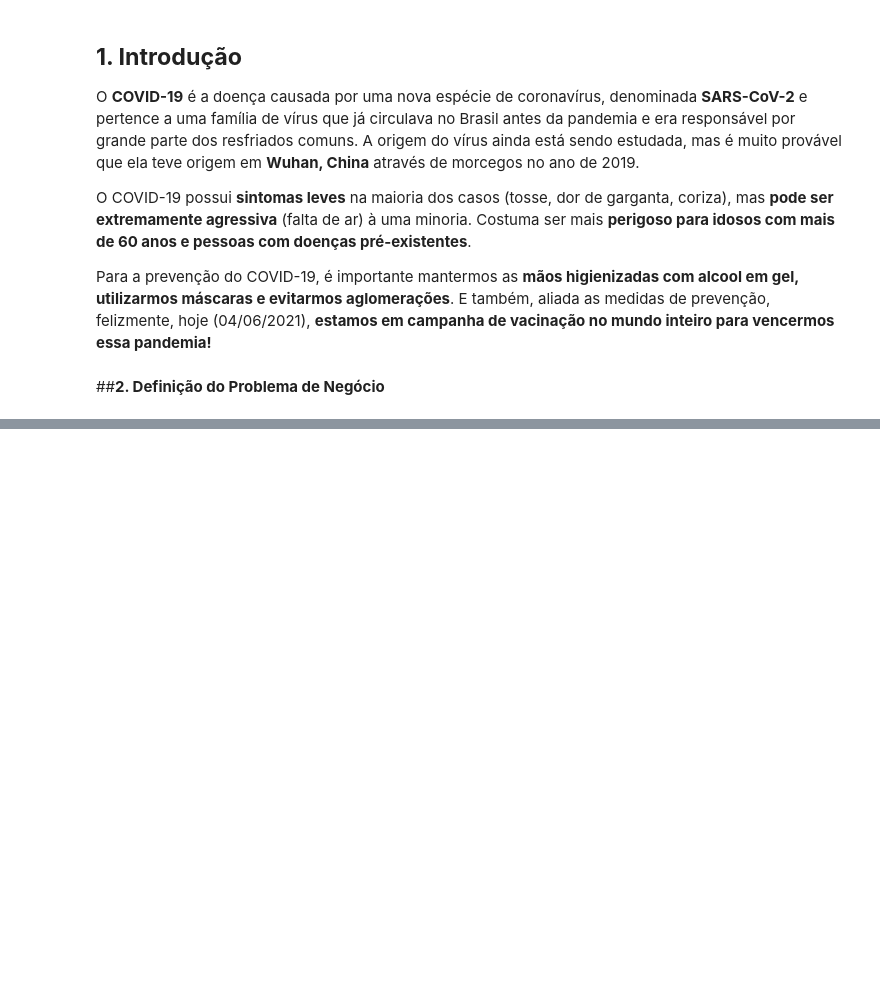
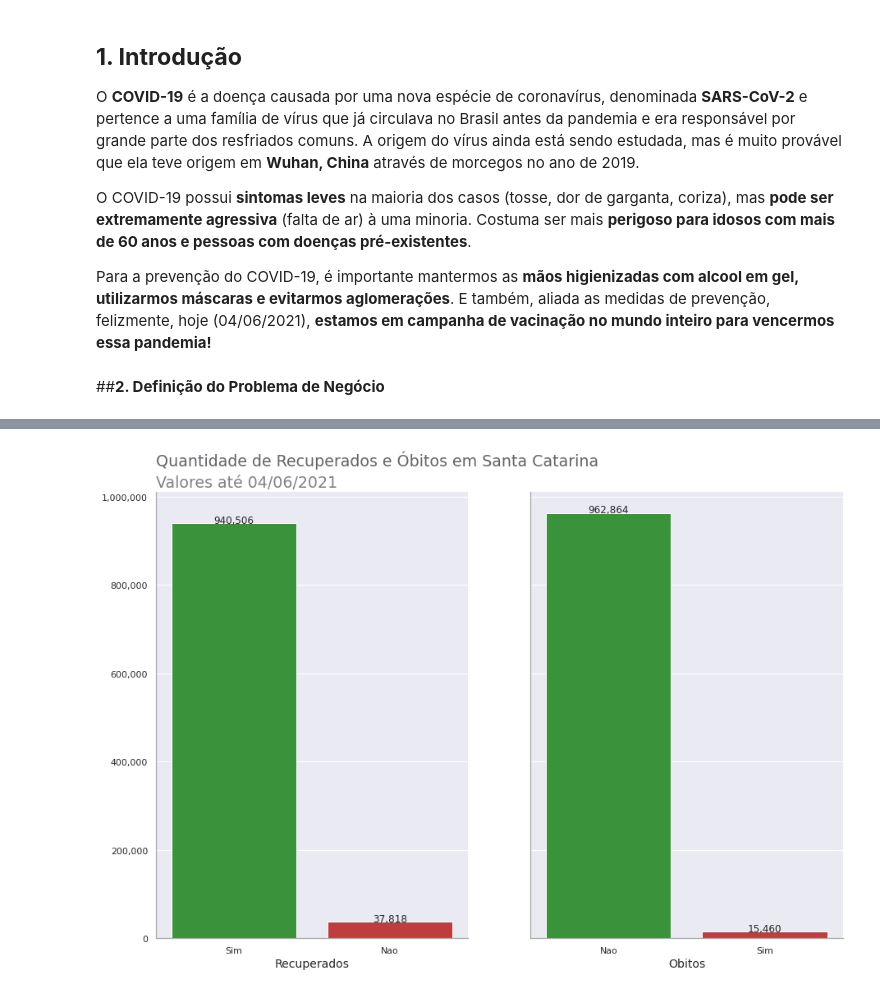
Before and after one commit to gustavolq/Bootcamp-DataScience-Alura, a Jupyter notebook: Modulo_02/Projeto/Analise_Covid_SC.ipynb, the cells around one changed output, grey strips where cells are left out. Cells and saved outputs as stored; diff of their text form; code cells hidden in the pictures; blank space fills up the shorter version.

```diff
--- a/Modulo_02/Projeto/Analise_Covid_SC.ipynb
+++ b/Modulo_02/Projeto/Analise_Covid_SC.ipynb
@@ -72,0 +74,9 @@ A tabela de dados de pacientes confirmados com COVID-19 foi extraída do [Portal
+# %%
+import pandas as pd
+
+import matplotlib
+import matplotlib.pyplot as plt
+import matplotlib.ticker as ticker
+
+import seaborn as sns
+sns.set()
@@ -72,0 +128,5 @@ A tabela de dados de pacientes confirmados com COVID-19 foi extraída do [Portal
+# %%
+dados_SC['data_inicio_sintomas'] = dados_SC['data_inicio_sintomas'].str[0:11]
+dados_SC['data_inicio_sintomas'] = pd.to_datetime(dados_SC['data_inicio_sintomas'])
+dados_SC.insert(2, 'mes_inicio_sintomas', dados_SC['data_inicio_sintomas'].dt.month)
+dados_SC.insert(3, 'ano_inicio_sintomas', dados_SC['data_inicio_sintomas'].dt.year)
@@ -72,0 +143,3 @@ A tabela de dados de pacientes confirmados com COVID-19 foi extraída do [Portal
+# %%
+dados_SC.insert(9, 'idade_categoria', pd.cut(dados_SC['idade'], bins = [0, 20, 30, 40, 50, 60, 70, 80, 121], labels = ['Menos que 20', '21-30', '31-40', '41-50', '51-60', '61-70', '71-80', 'Maior que 81']))
+dados_SC.drop('idade', axis = 1, inplace = True)
@@ -72,0 +262,29 @@ A tabela de dados de pacientes confirmados com COVID-19 foi extraída do [Portal
+# %%
+fig, axes = plt.subplots(1, 2, figsize = (15,10), sharey = True)
+sns.countplot(data = dados_SC, x = 'recuperados', ax=axes[0], palette=['#2CA02C', '#D62728'])
+sns.countplot(data = dados_SC, x = 'obito', ax = axes[1], palette=['#2CA02C', '#D62728'])
+
+axes[0].set_ylabel("")
+axes[0].set_xlabel('Recuperados', fontsize = 14)
+axes[1].set_ylabel("")
+axes[1].set_xlabel('Obitos', fontsize = 14)
+
+for ax in axes :
+  ax.yaxis.set_major_formatter(ticker.StrMethodFormatter('{x:,.0f}'))
+  ax.spines['bottom'].set_color('darkgrey')
+  ax.spines['left'].set_color('darkgrey')
+  ax.spines['right'].set_visible(False)
+  ax.spines['top'].set_visible(False)
+
+  for p in ax.patches:
+    _x = p.get_x() + p.get_width() / 2
+    _y = p.get_y() + p.get_height()
+    value = '{:,.0f}'.format(p.get_height())
+    ax.text(_x, _y, value, ha="center")
+
+fig.suptitle('Quantidade de Recuperados e Óbitos em Santa Catarina', fontsize = 19, color = '#646369', x = 0.375, y = 0.95)
+axes[0].set_title('Valores até 04/06/2021', loc = 'left', fontsize = 19, color = '#828282')
+
+plt.show()
+# %% [output]
+[figure, added]
```
Also changed, not shown: parts of 87 cells of this notebook.
